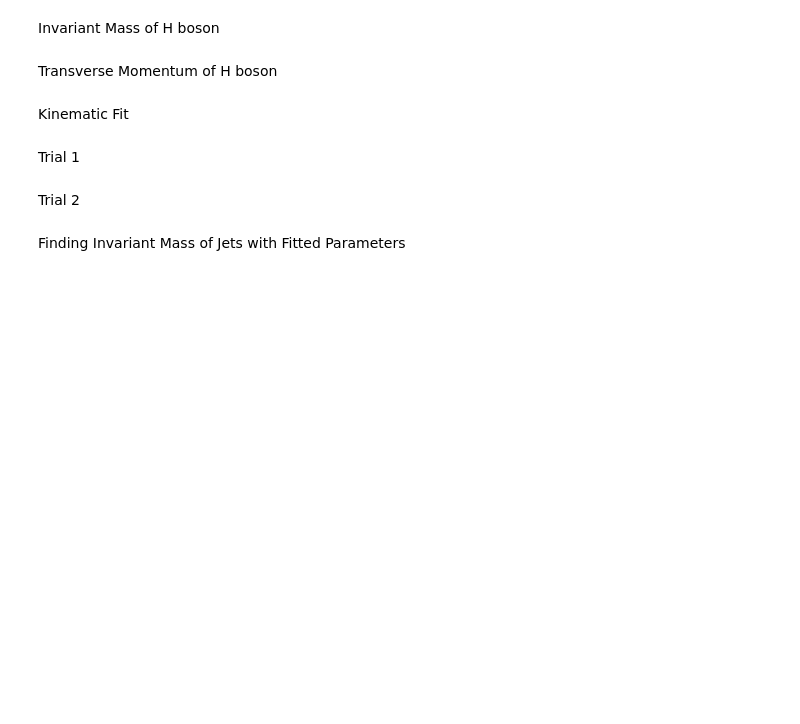
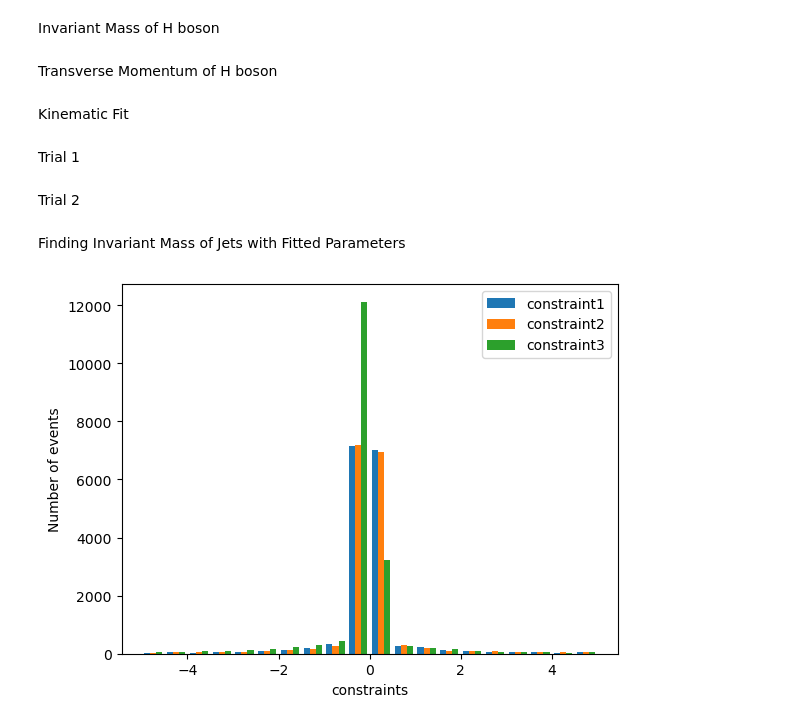
Before and after one commit to SiyeonHwang/Kinematic-Fit, a Jupyter notebook: basic_data_analysis_kinfit.ipynb, the cells around one changed output. Cells and saved outputs as stored; diff of their text form; code cells hidden in the pictures; blank space fills up the shorter version.

```diff
--- a/basic_data_analysis_kinfit.ipynb
+++ b/basic_data_analysis_kinfit.ipynb
@@ -398,6 +433,14 @@ for i in range(len((Jet1 + Jet2).m)):
 
     M = fitted_Jet1 + fitted_Jet2
     m_cc.append(M.m)
+# %%
+plt.hist([zero1, zero2, zero3], label = ["constraint1", "constraint2", "constraint3"], bins = 20, range = (-5, 5))
+plt.xlabel("constraints")
+plt.ylabel("Number of events")
+plt.legend()
+plt.show()
+# %% [output]
+[figure, added]
 # %%
 plt.hist([m_cc, (Jet1 + Jet2).m], label = ["fitted", "-"], bins = 50, range = (0, 700))
 plt.xlabel("H boson $M_{\t{inv}}$")
```
Also changed, not shown: parts of 4 cells of this notebook.
